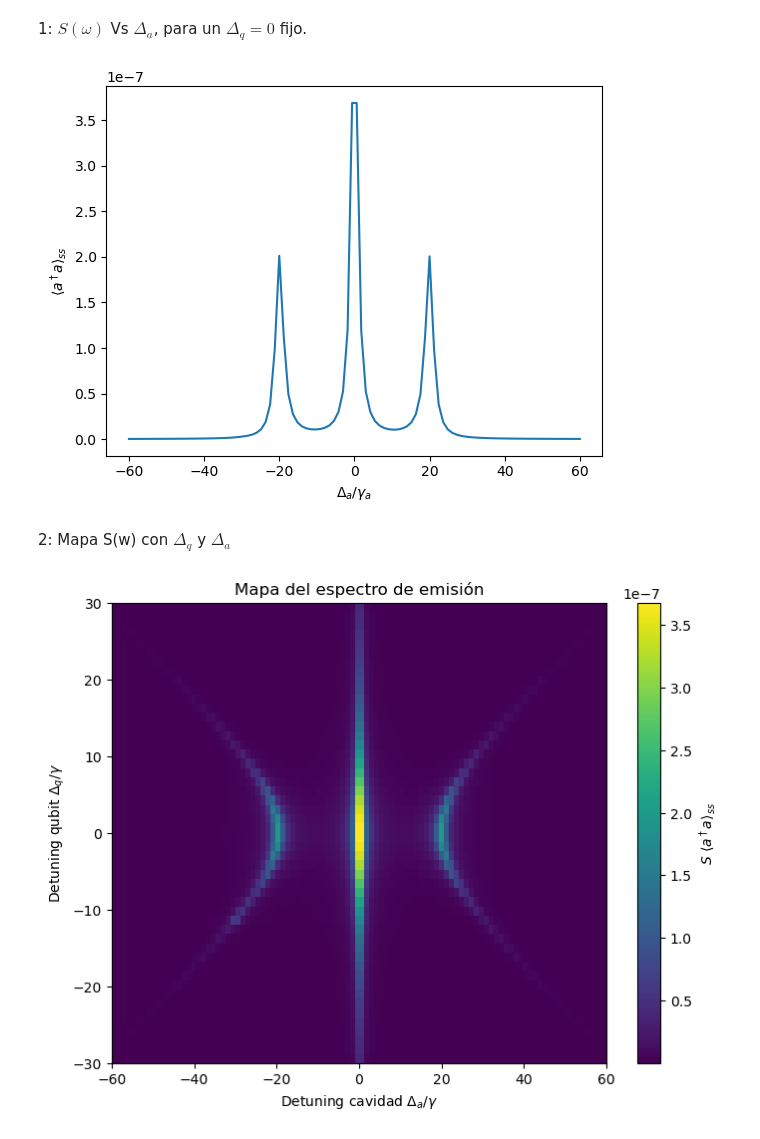
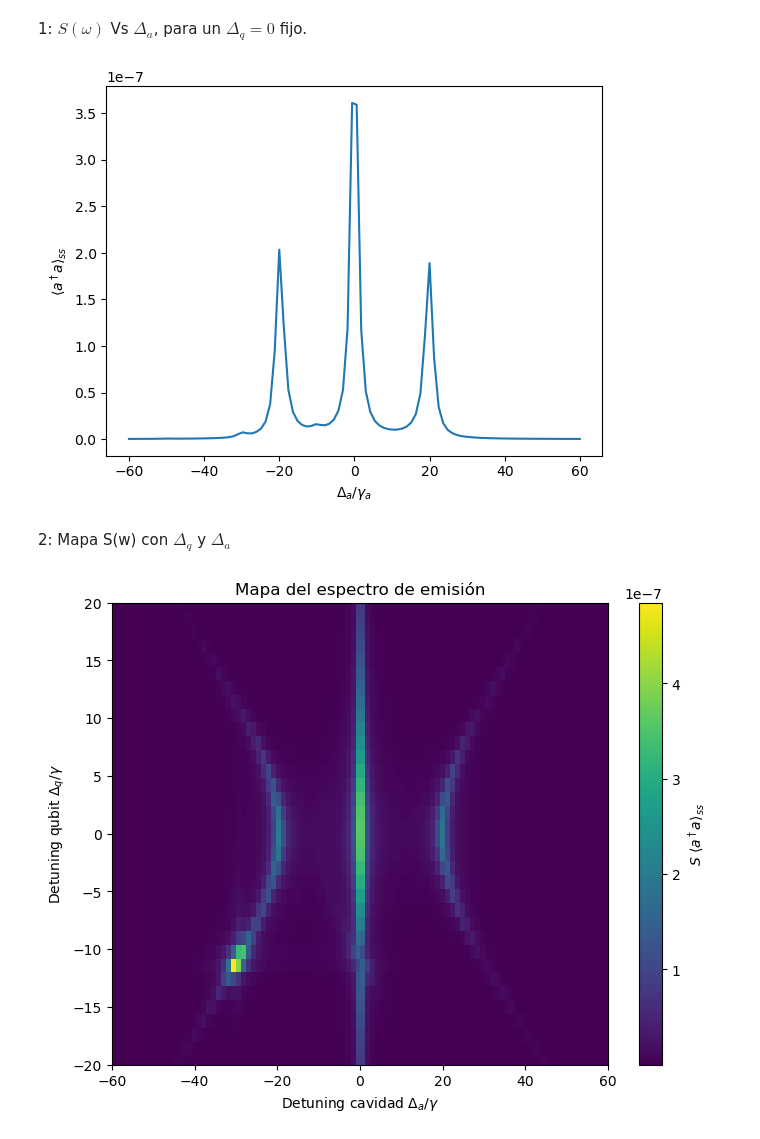
Before and after one commit to lauralobs/THzQuantumOptics, a Jupyter notebook: qutbit_drive_cavidadTHz.ipynb, the cells around one changed output. Cells and saved outputs as stored; diff of their text form; code cells hidden in the pictures.

```diff
--- a/qutbit_drive_cavidadTHz.ipynb
+++ b/qutbit_drive_cavidadTHz.ipynb
@@ -20,7 +20,7 @@ kappa_a = 1     #decay en la cavidad del sensor
 kappa_b = 1     #decay en la cav de THz
 
 g = 0.001       # acoplo qubit con optico
-chi =  0.2      # acoplo qubit con THz
+chi =  1      # acoplo qubit con THz
 
 Na = 2        # truncación de la primera cavidad
 Nb = 5         # segunda cavidad
@@ -95,7 +95,7 @@ plt.xlabel("$\\Delta_a/\\gamma_a$")
 plt.ylabel(r"$\langle a^\dagger a \rangle_{ss}$")
 plt.show()
 # %% [output]
-[figure, old version]
+[figure, new version]
 # %% [markdown]
 2: Mapa S(w) con $\Delta_q$ y $\Delta_a$
 # %%
@@ -117,24 +117,24 @@ for i, Delta_q in enumerate(Delta_q_list):
 # %%
 # ------------------------
 # Gráfica tipo mapa
 # ------------------------
 
 plt.figure(figsize=(8,6))
 
 plt.imshow(
     S_map,
     extent=[Delta_a_list[0], Delta_a_list[-1],
             Delta_q_list[0], Delta_q_list[-1]],
     aspect='auto',
     origin='lower'
 )
 
 plt.xlabel("Detuning cavidad $\\Delta_a/\\gamma$")
 plt.ylabel("Detuning qubit $\\Delta_q/\\gamma$")
 plt.title("Mapa del espectro de emisión")
-plt.ylim(-30,30)
+plt.ylim(-20,20)
 plt.colorbar(label=r"$S\ \langle a^\dagger a \rangle_{ss}$")
 
 plt.show()
 # %% [output]
-[figure, old version]
+[figure, new version]
```
Also changed, not shown: parts of 2 cells of this notebook.
